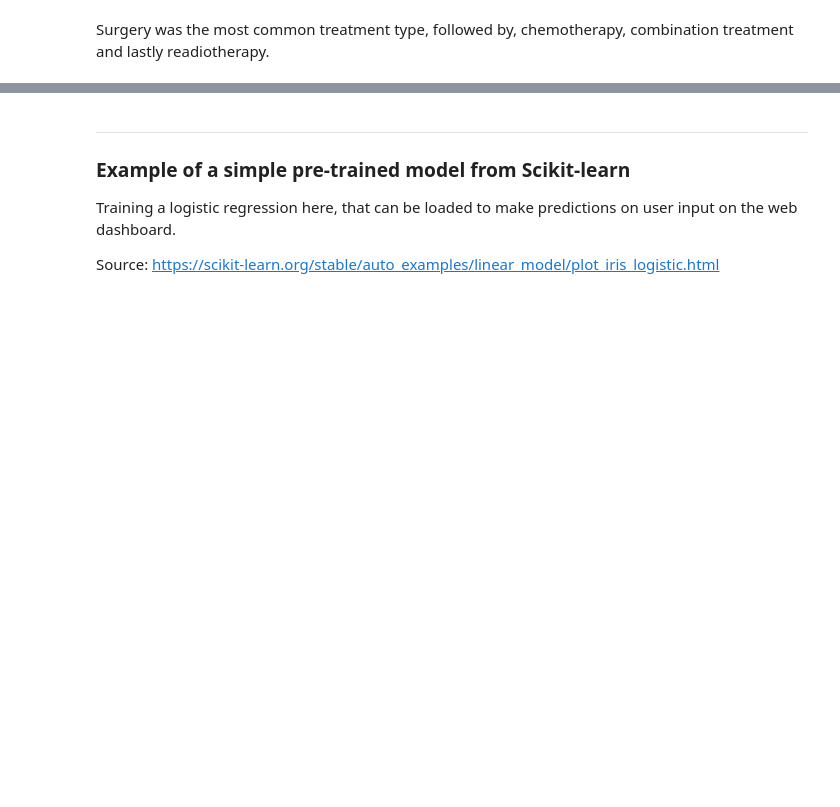
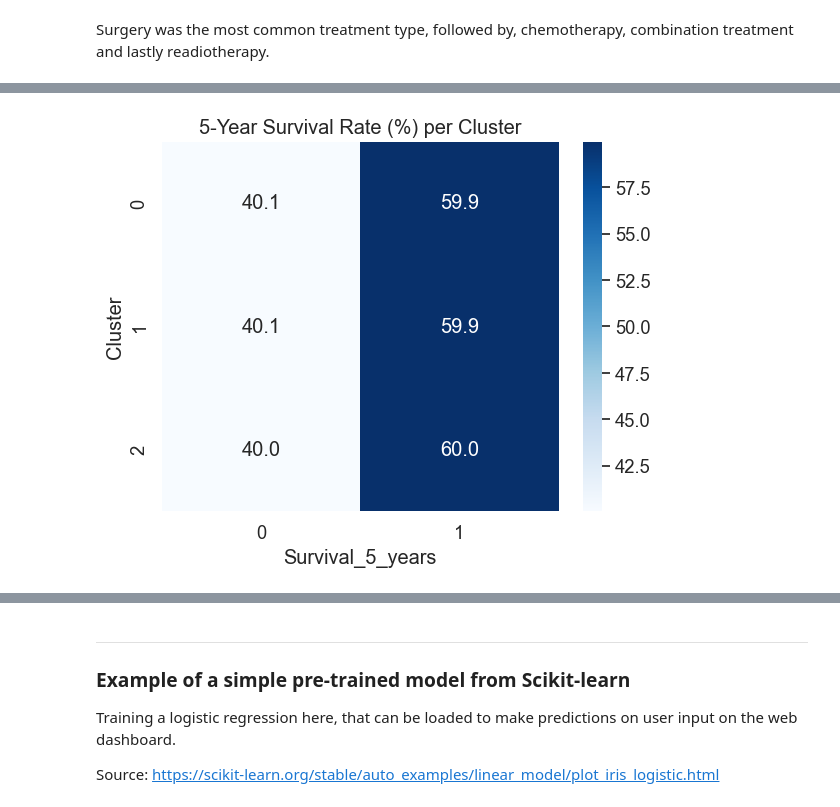
Before and after one commit to samriddhist/PROHI-dashboard-demo, a Jupyter notebook: jupyter-notebooks/data-analysis-pipeline.ipynb, the cells around one changed output, grey strips where cells are left out. Saved outputs shown, nothing was run; the diff lists cells and outputs as text; code cells hidden in the pictures; blank space fills up the shorter version.

```diff
--- a/jupyter-notebooks/data-analysis-pipeline.ipynb
+++ b/jupyter-notebooks/data-analysis-pipeline.ipynb
@@ -660,0 +786,21 @@ Surgery was the most common treatment type, followed by, chemotherapy, combinati
+# %%
+from sklearn.compose import ColumnTransformer
+from sklearn.preprocessing import OneHotEncoder, StandardScaler
+
+features = [
+    'Age','Cancer_Stage','Tumor_Size_mm','Family_History','Smoking_History',
+    'Alcohol_Consumption','Obesity_BMI','Diet_Risk','Physical_Activity',
+    'Diabetes','Genetic_Mutation','Screening_History','Early_Detection','Treatment_Type'
+]
+
+X = df[features].copy()
+
+# Split numeric vs categorical
+num_cols = ['Age','Tumor_Size_mm']
+cat_cols = [c for c in features if c not in num_cols]
+
+# Preprocessing
+preprocess = ColumnTransformer([
+    ('num', StandardScaler(), num_cols),
+    ('cat', OneHotEncoder(drop='first'), cat_cols)
+])
@@ -660,0 +809,9 @@ Surgery was the most common treatment type, followed by, chemotherapy, combinati
+# %%
+from sklearn.cluster import KMeans
+from sklearn.pipeline import Pipeline
+
+pipe = Pipeline([
+    ('prep', preprocess),
+    ('kmeans', KMeans(n_clusters=3, random_state=42, n_init='auto'))
+])
+df['Cluster'] = pipe.fit_predict(X)
@@ -660,0 +864,9 @@ Surgery was the most common treatment type, followed by, chemotherapy, combinati
+# %%
+import seaborn as sns, matplotlib.pyplot as plt
+
+tab = pd.crosstab(df['Cluster'], df['Survival_5_years'], normalize='index')*100
+sns.heatmap(tab, annot=True, fmt=".1f", cmap="Blues")
+plt.title("5-Year Survival Rate (%) per Cluster")
+plt.show()
+# %% [output]
+[figure, added]
```
Also changed, not shown: parts of 18 cells of this notebook.
